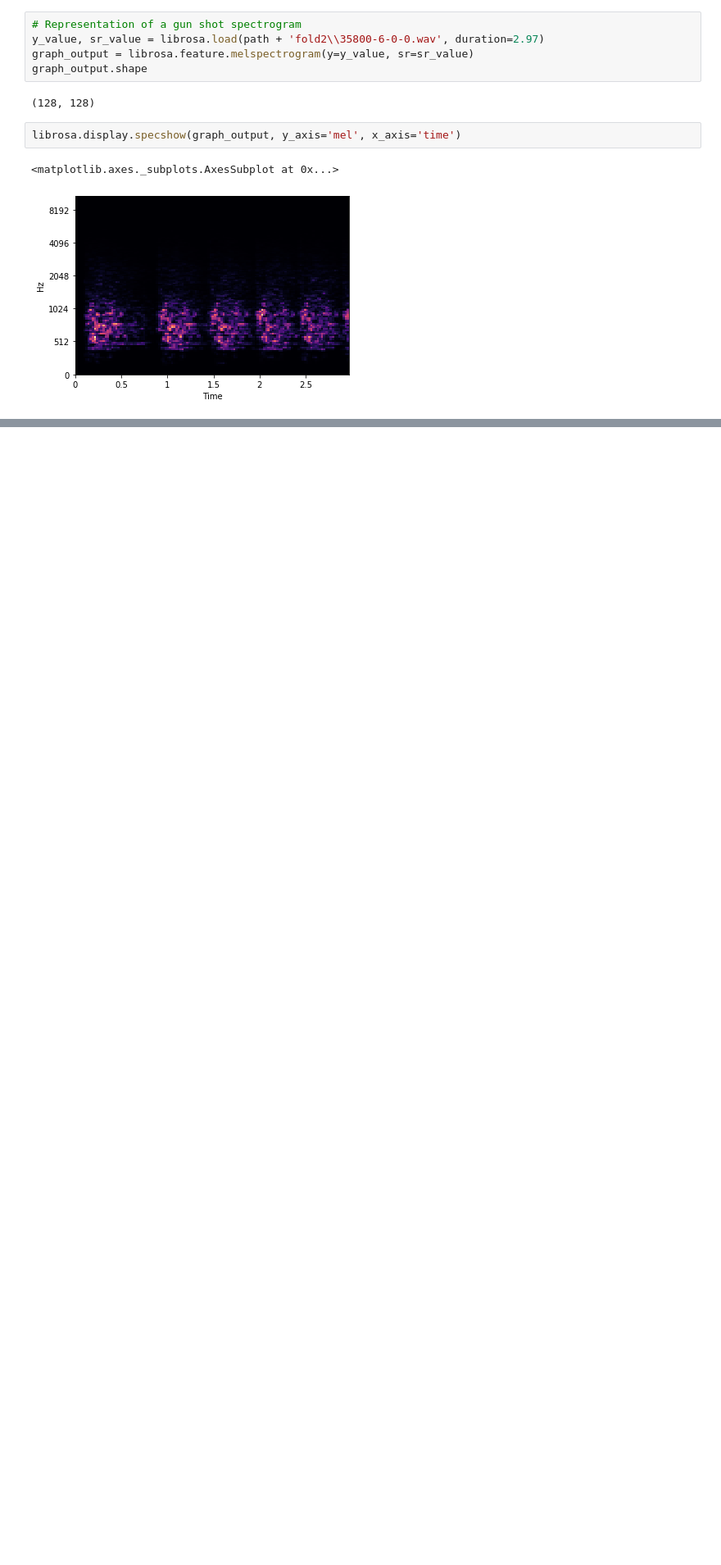
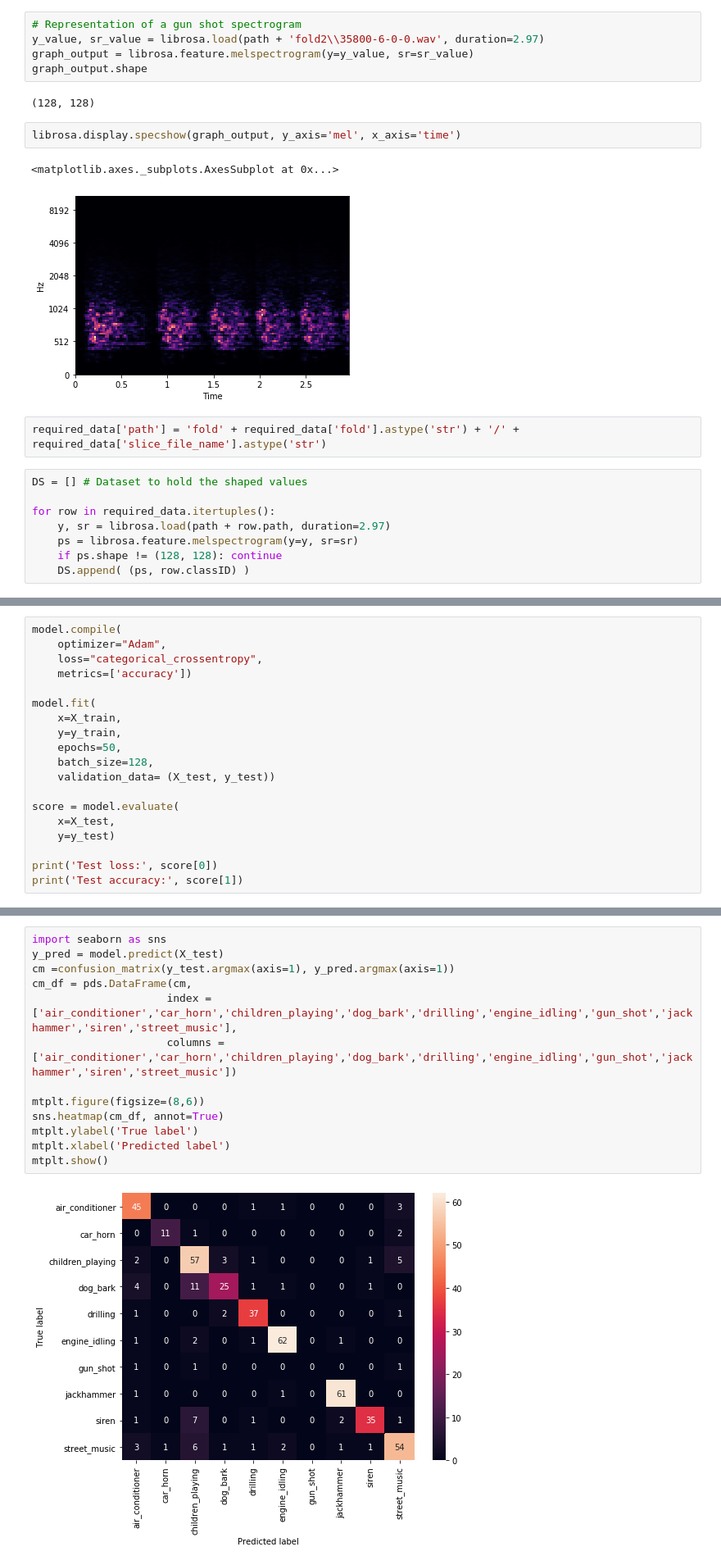
Before and after one commit to SJSUSpring2020-CMPE272/Sound-Profound, a Jupyter notebook: Sound_Identification.ipynb, the cells around one changed output, grey strips where cells are left out. Shown at 82% size. Cells and saved outputs as stored; diff of their text form; blank space fills up the shorter version.

Commit message:
testing training

```diff
--- a/Sound_Identification.ipynb
+++ b/Sound_Identification.ipynb
@@ -158,3 +169,13 @@ librosa.display.specshow(graph_output, y_axis='mel', x_axis='time')
 # %% [output]
 <matplotlib.axes._subplots.AxesSubplot at 0x...>
 [figure]
+# %%
+required_data['path'] = 'fold' + required_data['fold'].astype('str') + '/' + required_data['slice_file_name'].astype('str')
+# %%
+DS = [] # Dataset to hold the shaped values
+
+for row in required_data.itertuples():
+    y, sr = librosa.load(path + row.path, duration=2.97)
+    ps = librosa.feature.melspectrogram(y=y, sr=sr)
+    if ps.shape != (128, 128): continue
+    DS.append( (ps, row.classID) )
@@ -160,0 +233,19 @@ librosa.display.specshow(graph_output, y_axis='mel', x_axis='time')
+# %%
+model.compile(
+    optimizer="Adam",
+    loss="categorical_crossentropy",
+    metrics=['accuracy'])
+
+model.fit(
+    x=X_train,
+    y=y_train,
+    epochs=50,
+    batch_size=128,
+    validation_data= (X_test, y_test))
+
+score = model.evaluate(
+    x=X_test,
+    y=y_test)
+
+print('Test loss:', score[0])
+print('Test accuracy:', score[1])
@@ -160,0 +275,15 @@ librosa.display.specshow(graph_output, y_axis='mel', x_axis='time')
+# %%
+import seaborn as sns
+y_pred = model.predict(X_test)
+cm =confusion_matrix(y_test.argmax(axis=1), y_pred.argmax(axis=1))
+cm_df = pds.DataFrame(cm,
+                     index = ['air_conditioner','car_horn','children_playing','dog_bark','drilling','engine_idling','gun_shot','jackhammer','siren','street_music'],
+                     columns = ['air_conditioner','car_horn','children_playing','dog_bark','drilling','engine_idling','gun_shot','jackhammer','siren','street_music'])
+
+mtplt.figure(figsize=(8,6))
+sns.heatmap(cm_df, annot=True)
+mtplt.ylabel('True label')
+mtplt.xlabel('Predicted label')
+mtplt.show()
+# %% [output]
+[figure, added]
```
Also changed, not shown: parts of 8 cells of this notebook.
